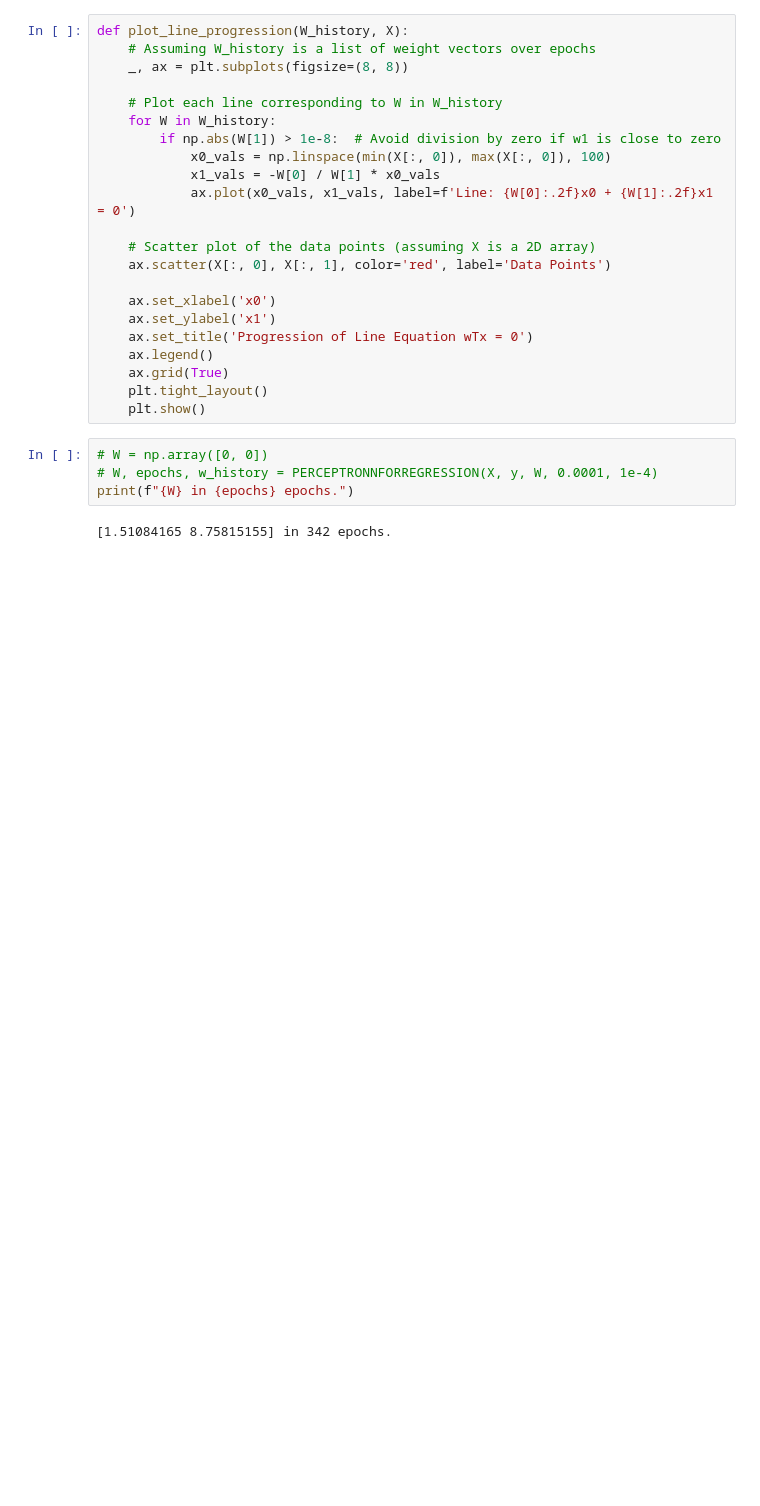
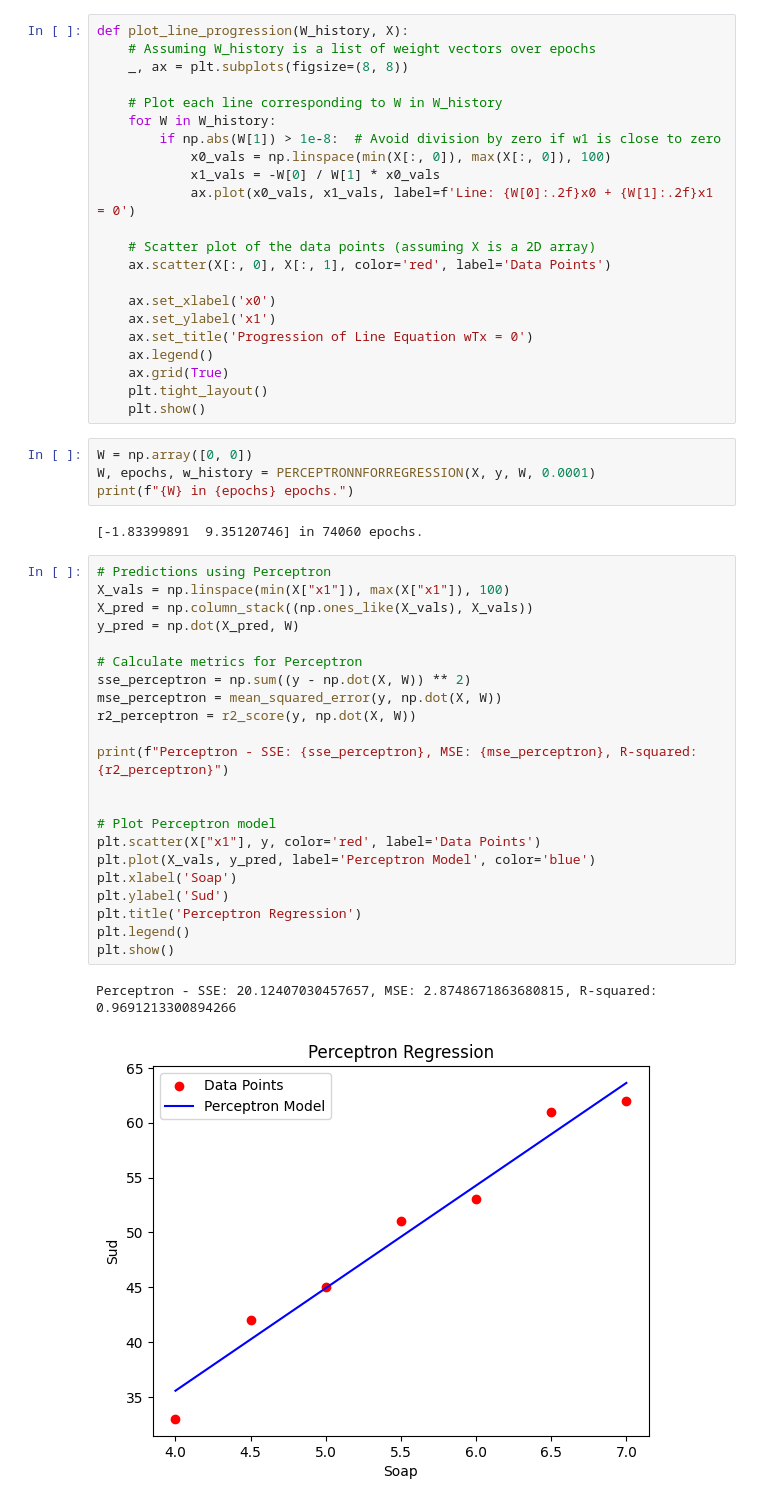
Before and after one commit to jassuwu/college9, a Jupyter notebook: 20XW96 - DEEP LEARNING LAB/Neurons/PerceptronRegression.ipynb, the cells around one changed output. Cells and saved outputs as stored; diff of their text form; blank space fills up the shorter version.

```diff
--- a/20XW96 - DEEP LEARNING LAB/Neurons/PerceptronRegression.ipynb
+++ b/20XW96 - DEEP LEARNING LAB/Neurons/PerceptronRegression.ipynb
@@ -88,8 +90,33 @@ def plot_line_progression(W_history, X):
     plt.tight_layout()
     plt.show()
 # %%
-# W = np.array([0, 0])
-# W, epochs, w_history = PERCEPTRONNFORREGRESSION(X, y, W, 0.0001, 1e-4)
+W = np.array([0, 0])
+W, epochs, w_history = PERCEPTRONNFORREGRESSION(X, y, W, 0.0001)
 print(f"{W} in {epochs} epochs.")
 # %% [output]
-[1.51084165 8.75815155] in 342 epochs.
+[-1.83399891  9.35120746] in 74060 epochs.
+# %%
+# Predictions using Perceptron
+X_vals = np.linspace(min(X["x1"]), max(X["x1"]), 100)
+X_pred = np.column_stack((np.ones_like(X_vals), X_vals))
+y_pred = np.dot(X_pred, W)
+
+# Calculate metrics for Perceptron
+sse_perceptron = np.sum((y - np.dot(X, W)) ** 2)
+mse_perceptron = mean_squared_error(y, np.dot(X, W))
+r2_perceptron = r2_score(y, np.dot(X, W))
+
+print(f"Perceptron - SSE: {sse_perceptron}, MSE: {mse_perceptron}, R-squared: {r2_perceptron}")
+
+
+# Plot Perceptron model
+plt.scatter(X["x1"], y, color='red', label='Data Points')
+plt.plot(X_vals, y_pred, label='Perceptron Model', color='blue')
+plt.xlabel('Soap')
+plt.ylabel('Sud')
+plt.title('Perceptron Regression')
+plt.legend()
+plt.show()
+# %% [output]
+Perceptron - SSE: 20.12407030457657, MSE: 2.8748671863680815, R-squared: 0.9691213300894266
+[figure, added]
```
Also changed, not shown: parts of 3 cells of this notebook.
